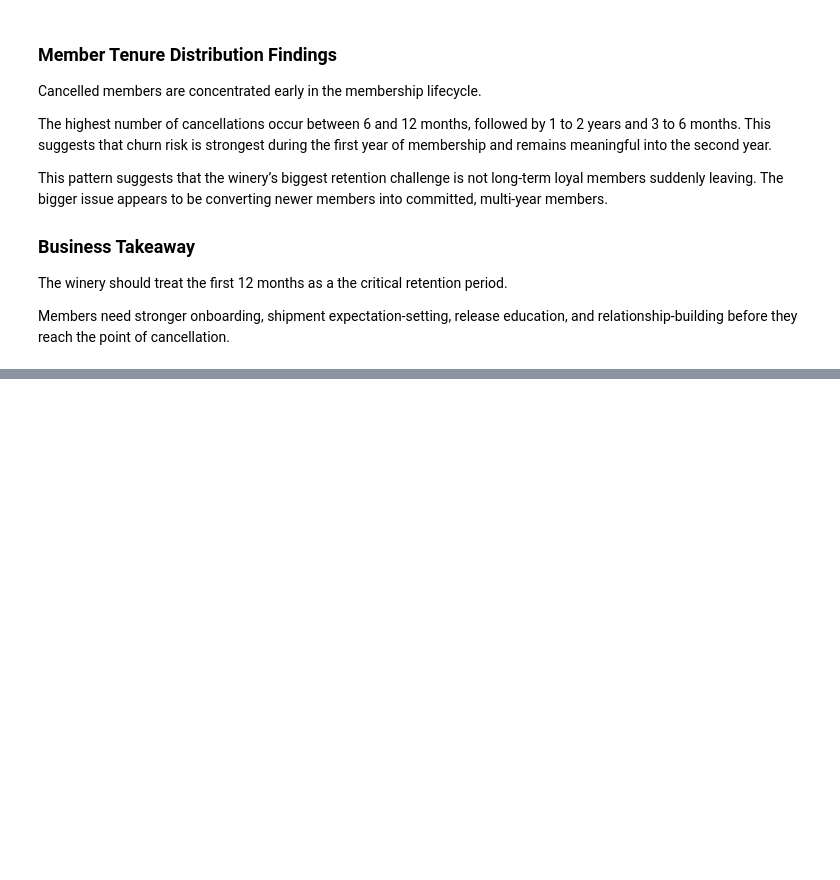
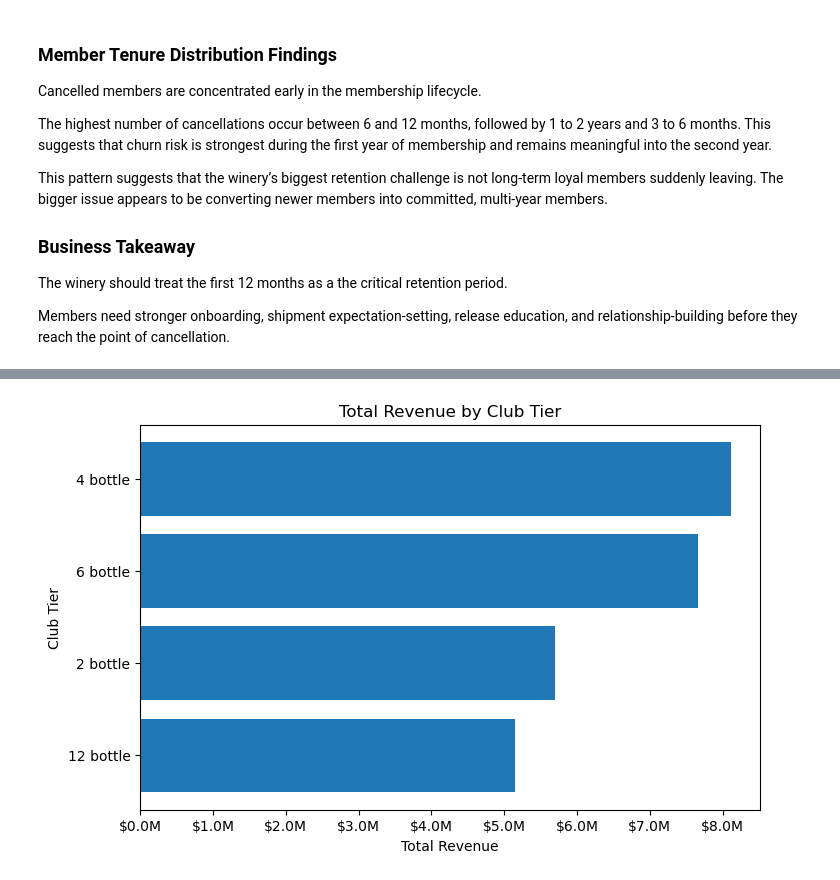
Before and after one commit to eddyk92/Bills-Bills-Bills-Churn-Analysis, a Jupyter notebook: notebooks/02_retention_eda.ipynb, the cells around one changed output, grey strips where cells are left out. Saved outputs shown, nothing was run; the diff lists cells and outputs as text; code cells hidden in the pictures; blank space fills up the shorter version.

```diff
--- a/notebooks/02_retention_eda.ipynb
+++ b/notebooks/02_retention_eda.ipynb
@@ -1120,3 +1120,25 @@ The winery should treat the first 12 months as a the critical retention period.
 Members need stronger onboarding, shipment expectation-setting, release education, and relationship-building before they reach the point of cancellation.
 # %%
 # Revenue by Member Status
+
+# Question:
+# How much revenue is associated with aactive members vs cancelled members?
+
+# Revenue by member status
+revenue_by_member = (
+    raw_orders.query("payment_status == 'paid'").groupby('member_id')
+    .agg(
+        total_revenue = ('order_amount', 'sum'),
+        total_orders = ('order_id', 'nunique'),
+        first_order_date = ('order_date', 'min'),
+        last_order_date = ('order_date', 'max')
+    ).reset_index()
+)
+
+revenue_by_member_status = (
+    raw_members[['member_id', 'member_status', 'current_club_tier', 'acquisition_source']]
+    .merge(revenue_by_member, on='member_id', how='left')
+)
+
+revenue_by_member_status['total_revenue'] = revenue_by_member_status['total_revenue'].fillna(0)
+revenue_by_member_status['total_orders'] = revenue_by_member_status['total_orders'].fillna(0)
@@ -1122,0 +1247,14 @@ Members need stronger onboarding, shipment expectation-setting, release educatio
+# %%
+plot_data = revenue_by_tier.sort_values("total_revenue", ascending=True)
+
+plt.figure(figsize=(8, 5))
+plt.barh(plot_data["current_club_tier"], plot_data["total_revenue"])
+plt.xlabel("Total Revenue")
+plt.ylabel("Club Tier")
+plt.title("Total Revenue by Club Tier")
+plt.gca().xaxis.set_major_formatter(
+    plt.FuncFormatter(lambda x, _: f"${x/1_000_000:.1f}M")
+)
+plt.show()
+# %% [output]
+[figure, added]
```
Also changed, not shown: parts of 8 cells of this notebook.
